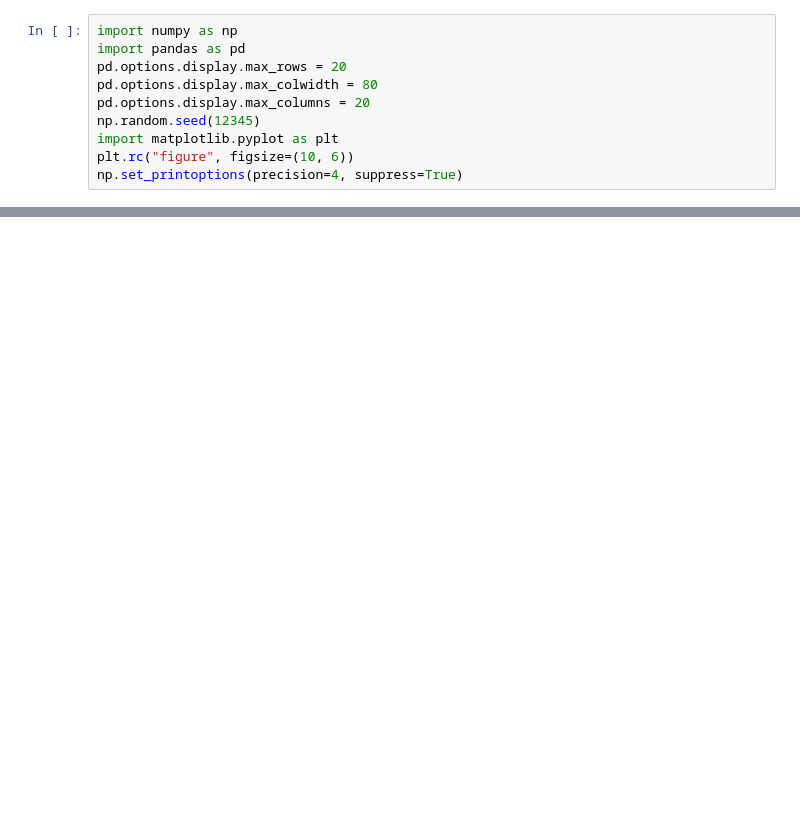
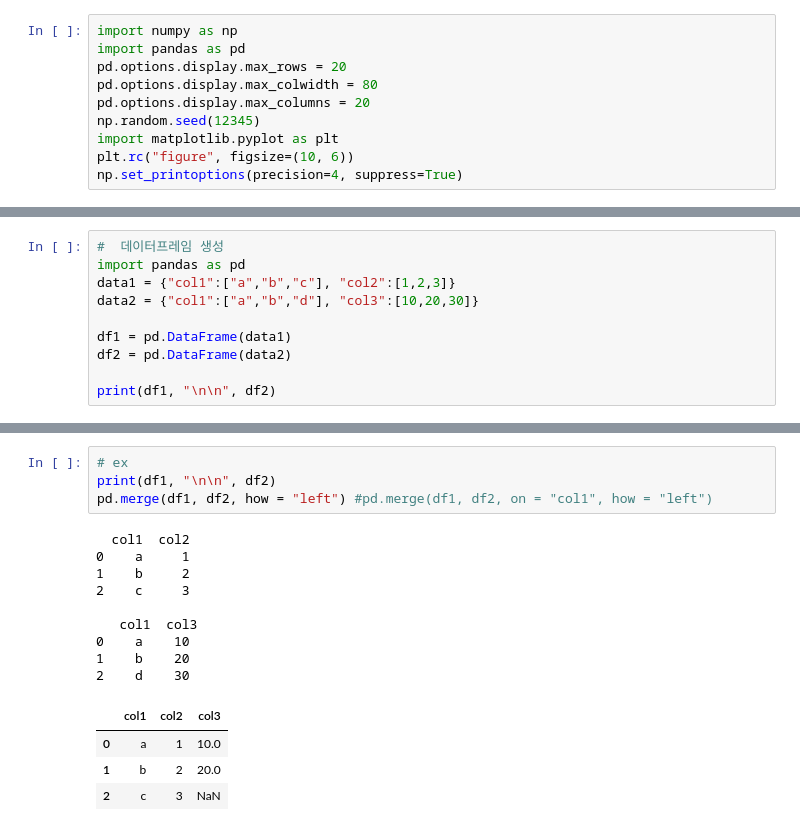
Before and after one commit to dlona12/python_basic_1, a Jupyter notebook: ch08_update_class.ipynb, the cells around one changed output, grey strips where cells are left out. Drawn from its saved outputs; the diff is of its cells as text; blank space fills up the shorter version.

```diff
--- a/ch08_update_class.ipynb
+++ b/ch08_update_class.ipynb
@@ -115,0 +23,10 @@ pd.merge(df3, df4, left_on="lkey", right_on="rkey", how="outer")
+# %%
+#  데이터프레임 생성
+import pandas as pd
+data1 = {"col1":["a","b","c"], "col2":[1,2,3]}
+data2 = {"col1":["a","b","d"], "col3":[10,20,30]}
+
+df1 = pd.DataFrame(data1)
+df2 = pd.DataFrame(data2)
+
+print(df1, "\n\n", df2)
@@ -115,0 +84,18 @@ pd.merge(df3, df4, left_on="lkey", right_on="rkey", how="outer")
+# %%
+# ex
+print(df1, "\n\n", df2)
+pd.merge(df1, df2, how = "left") #pd.merge(df1, df2, on = "col1", how = "left")
+# %% [output]
+  col1  col2
+0    a     1
+1    b     2
+2    c     3
+
+   col1  col3
+0    a    10
+1    b    20
+2    d    30
+|  | col1 | col2 | col3 |
+| 0 | a | 1 | 10.0 |
+| 1 | b | 2 | 20.0 |
+| 2 | c | 3 | NaN |
```
Also changed, not shown: parts of 88 cells of this notebook, 32 other files.
